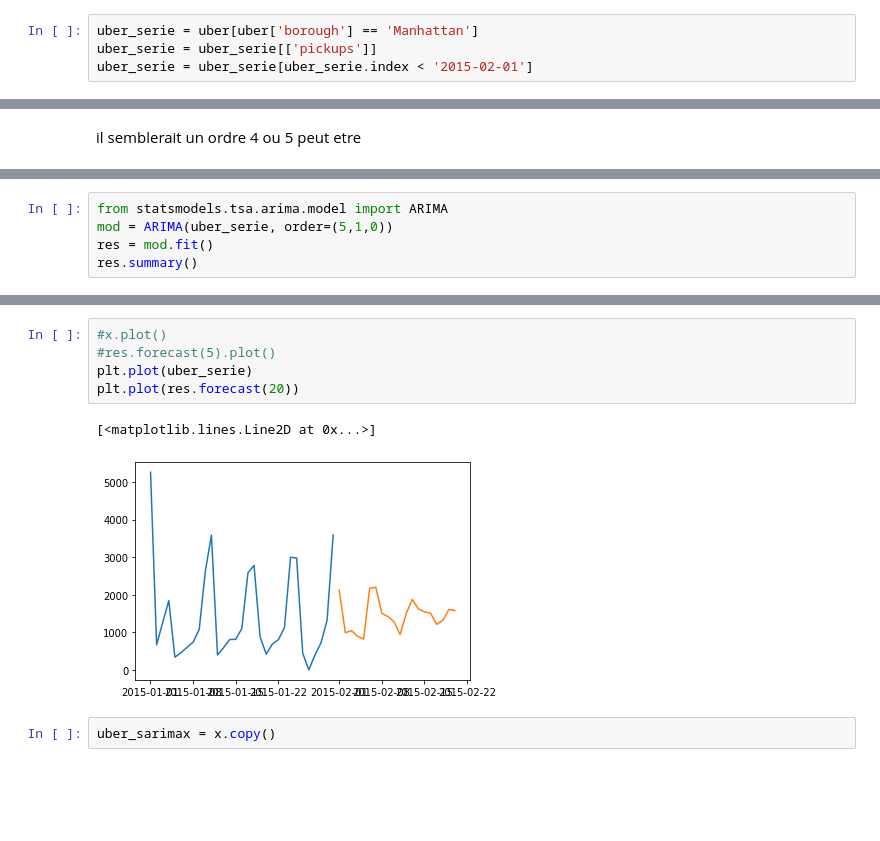
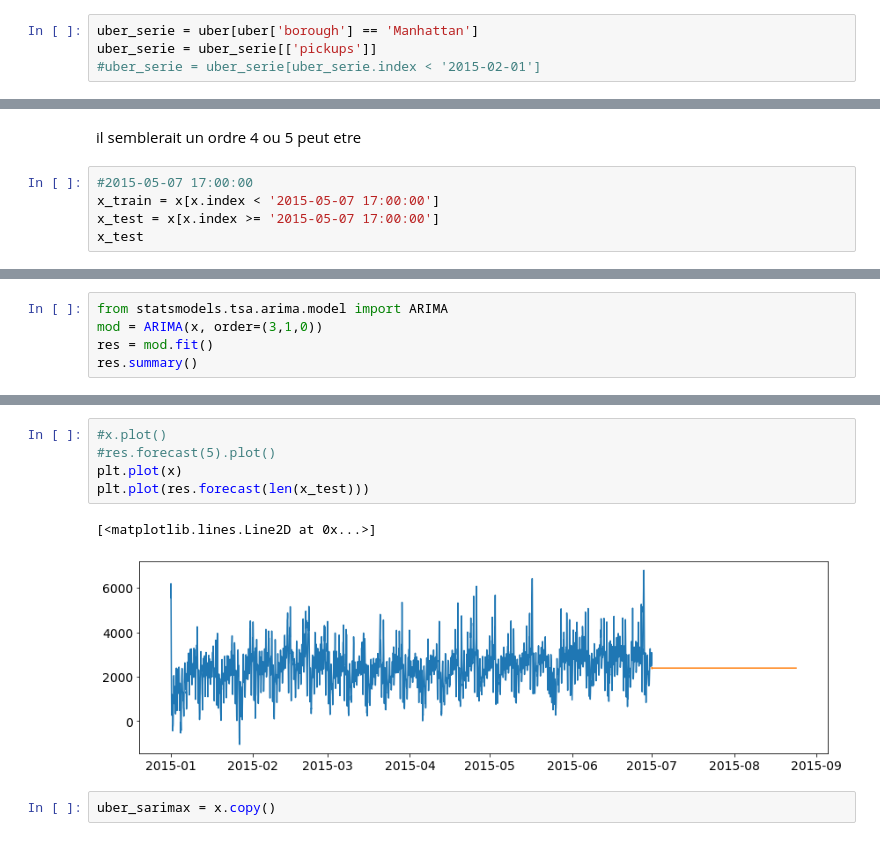
Before and after one commit to Sylvainj1/uber-times-series, a Jupyter notebook: models/ARIMA_test.ipynb, the cells around one changed output, grey strips where cells are left out. Cells and saved outputs as stored; diff of their text form; blank space fills up the shorter version.

Commit message:
added arima model

```diff
--- a/models/ARIMA_test.ipynb
+++ b/models/ARIMA_test.ipynb
@@ -18,6 +18,6 @@ uber = pd.read_csv('../uber_data.csv',index_col = 0,parse_dates = ['pickup_dt'])
 # %%
 uber_serie = uber[uber['borough'] == 'Manhattan']
 uber_serie = uber_serie[['pickups']]
-uber_serie = uber_serie[uber_serie.index < '2015-02-01']
+#uber_serie = uber_serie[uber_serie.index < '2015-02-01']
 # %%
 uber_serie = uber_serie.asfreq('d')
@@ -88,2 +105,7 @@ plot_pacf(uber_serie.dropna(), ax=ax[1]);
 # %% [markdown]
 il semblerait un ordre 4 ou 5 peut etre
+# %%
+#2015-05-07 17:00:00
+x_train = x[x.index < '2015-05-07 17:00:00']
+x_test = x[x.index >= '2015-05-07 17:00:00']
+x_test
@@ -90,6 +126,6 @@ il semblerait un ordre 4 ou 5 peut etre
 # %%
 from statsmodels.tsa.arima.model import ARIMA
-mod = ARIMA(uber_serie, order=(5,1,0))
+mod = ARIMA(x, order=(3,1,0))
 res = mod.fit()
 res.summary()
 # %% [output]
@@ -109,11 +162,11 @@ plot_acf(residus);
 # %%
 #x.plot()
 #res.forecast(5).plot()
-plt.plot(uber_serie)
-plt.plot(res.forecast(20))
+plt.plot(x)
+plt.plot(res.forecast(len(x_test)))
 # %% [output]
 [<matplotlib.lines.Line2D at 0x...>]
-[figure, old version]
+[figure, new version]
 # %%
 uber_sarimax = x.copy()
 # %%
```
Also changed, not shown: parts of 20 cells of this notebook, 4 other files.
